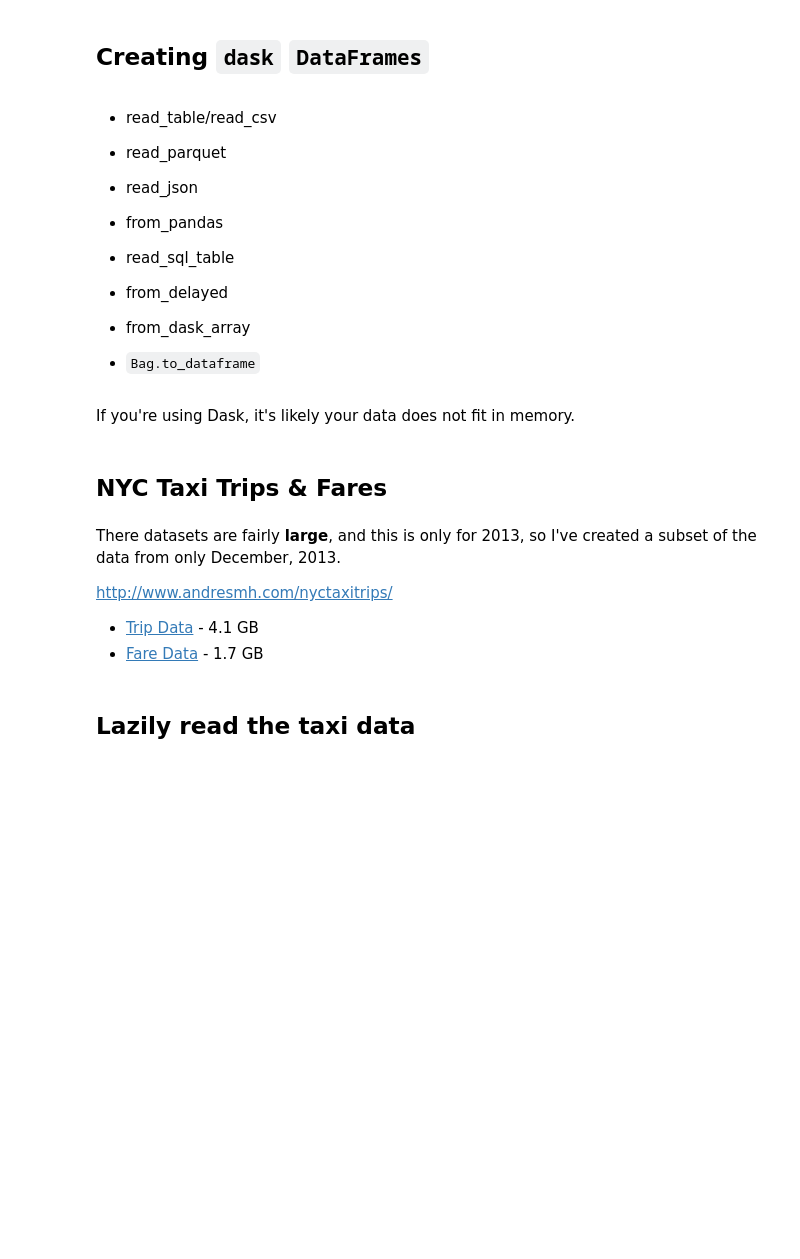
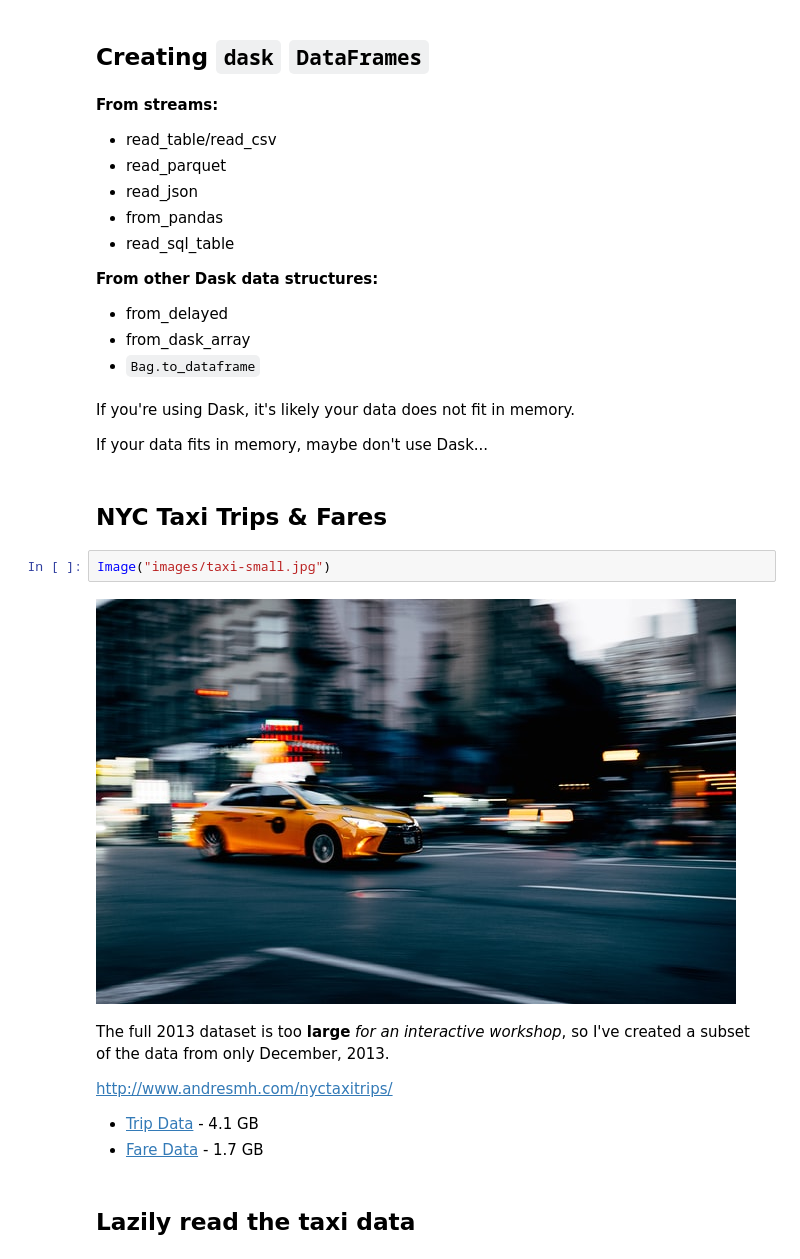
Before and after one commit to dgerlanc/dask-scaling-dataframe, a Jupyter notebook: 02-dask-dataframe.ipynb, the cells around one changed output. Saved outputs shown, nothing was run; the diff lists cells and outputs as text; blank space fills up the shorter version.

```diff
--- a/02-dask-dataframe.ipynb
+++ b/02-dask-dataframe.ipynb
@@ -15,6 +16,8 @@ sns.set(style="white", context="talk")
 # %% [markdown]
 ## Creating `dask` `DataFrames`
 # %% [markdown]
+__From streams:__
+
 * read_table/read_csv
 * read_parquet
 * read_json
@@ -22,15 +25,23 @@ sns.set(style="white", context="talk")
 * read_sql_table
 
 
+__From other Dask data structures:__
+
 * from_delayed
 * from_dask_array
 * `Bag.to_dataframe`
 # %% [markdown]
 If you're using Dask, it's likely your data does not fit in memory.
+
+If your data fits in memory, maybe don't use Dask...
 # %% [markdown]
 ## NYC Taxi Trips & Fares
+# %%
+Image("images/taxi-small.jpg")
+# %% [output]
+[figure, added]
 # %% [markdown]
-There datasets are fairly __large__, and this is only for 2013, so I've created a subset of the data from only December, 2013.
+The full 2013 dataset is too __large__ _for an interactive workshop_, so I've created a subset of the data from only December, 2013.
 
 http://www.andresmh.com/nyctaxitrips/
 
```
Also changed, not shown: parts of 53 cells of this notebook, 4 other files.
